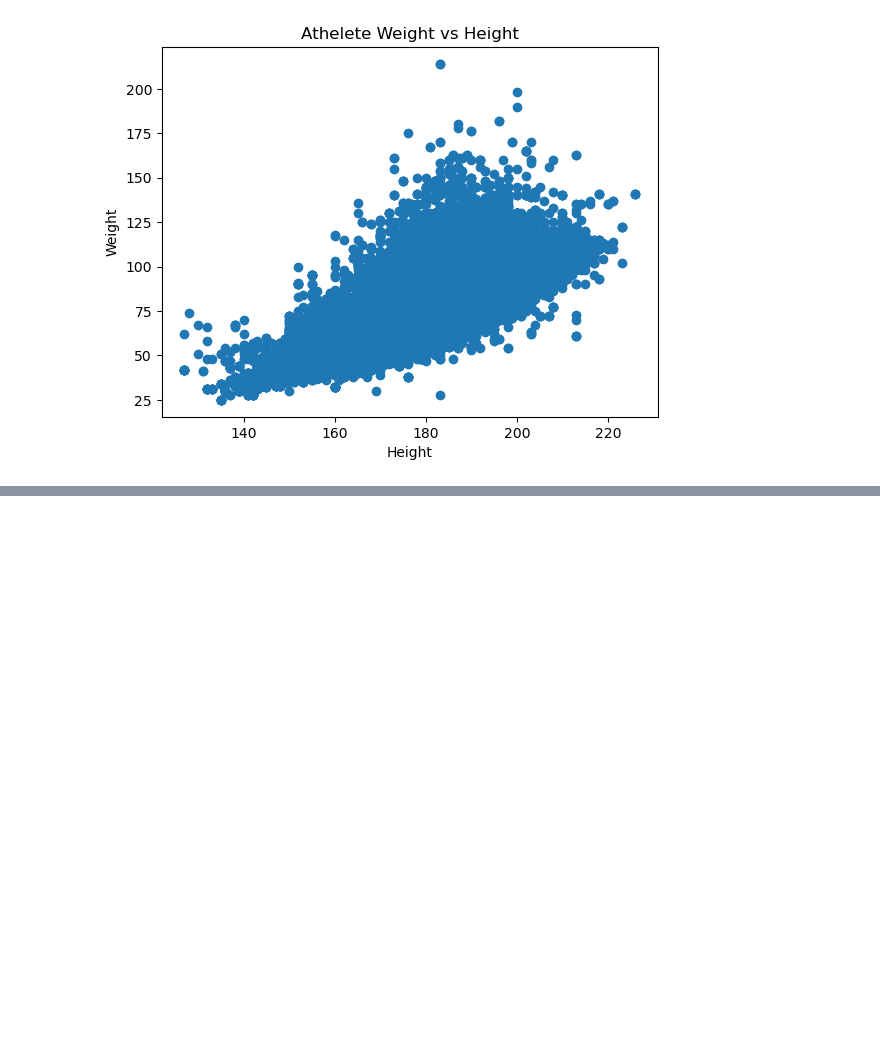
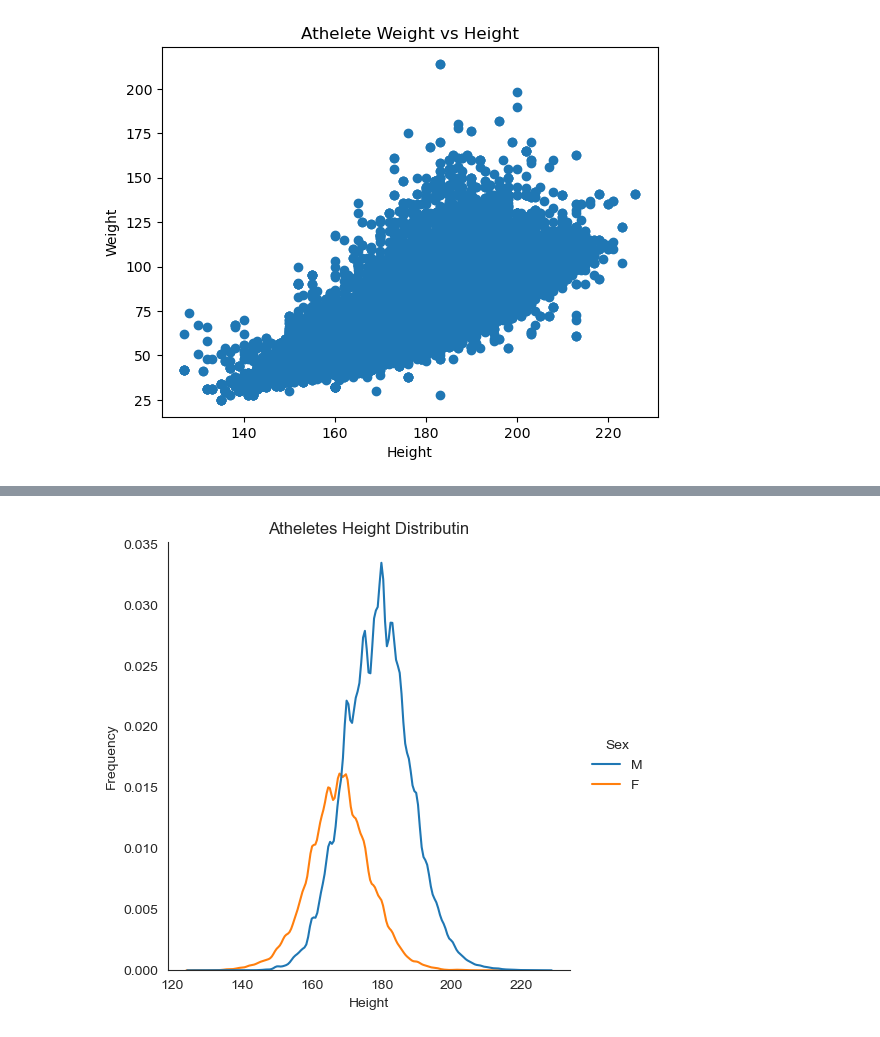
Before and after one commit to ensarakbas77/Veri-Bilimi-Makine-Ogrenmesi-100-Gunluk-Kamp, a Jupyter notebook: Seaborn.ipynb, the cells around one changed output, grey strips where cells are left out. Saved outputs shown, nothing was run; the diff lists cells and outputs as text; code cells hidden in the pictures; blank space fills up the shorter version.

```diff
--- a/Seaborn.ipynb
+++ b/Seaborn.ipynb
@@ -56,0 +107,9 @@ plt.show()
+# %%
+# Height Distributin
+sns.set_style("white")
+sns.displot(x="Height", hue="Sex", kind="kde", data=df) # kde ***
+plt.ylabel("Frequency")
+plt.title("Atheletes Height Distributin")
+plt.show()
+# %% [output]
+[figure, added]
```
Also changed, not shown: parts of 14 cells of this notebook.
